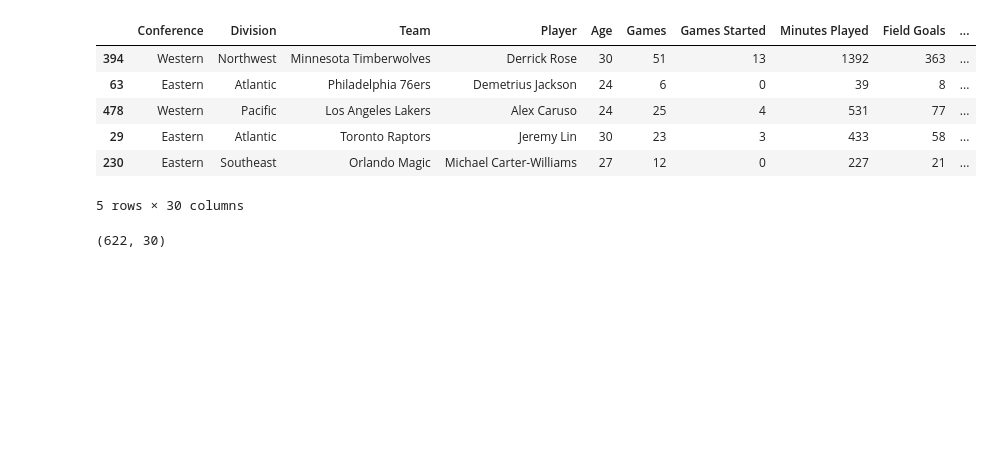
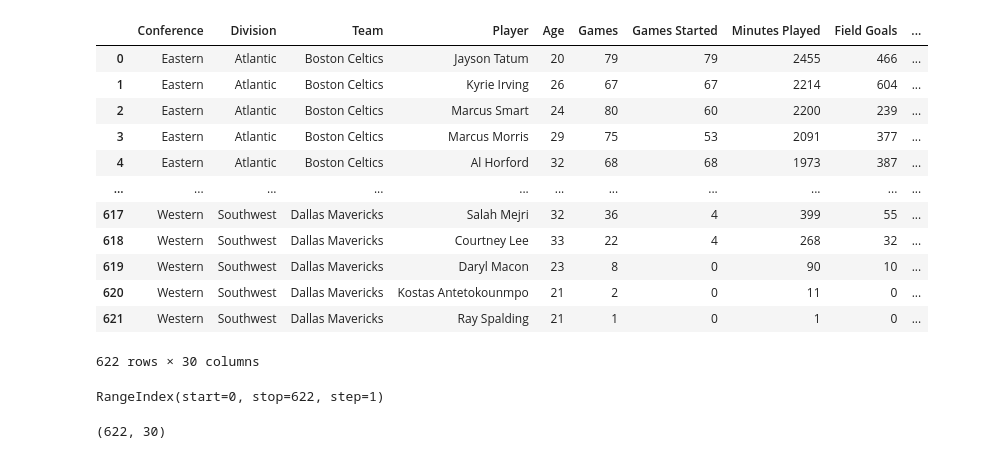
Before and after one commit to jpkeeton/2020Drills, a Jupyter notebook: PandasDrills.ipynb, the cells around one changed output. Saved outputs shown, nothing was run; the diff lists cells and outputs as text; code cells hidden in the pictures; blank space fills up the shorter version.

```diff
--- a/PandasDrills.ipynb
+++ b/PandasDrills.ipynb
@@ -1,19 +1,29 @@
 # %%
 import pandas as pd
 # Read data from file 'filename.csv'
 nbaStats = pd.read_csv("NBA 2018-19 Season.csv")
 # Preview the first 5 lines of the loaded data
 nbaStats.head(1000)
 # or we can get a sample of rows w this command
-nbaStats.sample(5)
+# nbaStats.sample(5)
 # %% [output]
 |  | Conference | Division | Team | Player | Age | Games | Games Started | Minutes Played | Field Goals | ... |
-| 394 | Western | Northwest | Minnesota Timberwolves | Derrick Rose | 30 | 51 | 13 | 1392 | 363 | ... |
-| 63 | Eastern | Atlantic | Philadelphia 76ers | Demetrius Jackson | 24 | 6 | 0 | 39 | 8 | ... |
-| 478 | Western | Pacific | Los Angeles Lakers | Alex Caruso | 24 | 25 | 4 | 531 | 77 | ... |
-| 29 | Eastern | Atlantic | Toronto Raptors | Jeremy Lin | 30 | 23 | 3 | 433 | 58 | ... |
-| 230 | Eastern | Southeast | Orlando Magic | Michael Carter-Williams | 27 | 12 | 0 | 227 | 21 | ... |
+| 0 | Eastern | Atlantic | Boston Celtics | Jayson Tatum | 20 | 79 | 79 | 2455 | 466 | ... |
+| 1 | Eastern | Atlantic | Boston Celtics | Kyrie Irving | 26 | 67 | 67 | 2214 | 604 | ... |
+| 2 | Eastern | Atlantic | Boston Celtics | Marcus Smart | 24 | 80 | 60 | 2200 | 239 | ... |
+| 3 | Eastern | Atlantic | Boston Celtics | Marcus Morris | 29 | 75 | 53 | 2091 | 377 | ... |
+| 4 | Eastern | Atlantic | Boston Celtics | Al Horford | 32 | 68 | 68 | 1973 | 387 | ... |
+| ... | ... | ... | ... | ... | ... | ... | ... | ... | ... | ... |
+| 617 | Western | Southwest | Dallas Mavericks | Salah Mejri | 32 | 36 | 4 | 399 | 55 | ... |
+| 618 | Western | Southwest | Dallas Mavericks | Courtney Lee | 33 | 22 | 4 | 268 | 32 | ... |
+| 619 | Western | Southwest | Dallas Mavericks | Daryl Macon | 23 | 8 | 0 | 90 | 10 | ... |
+| 620 | Western | Southwest | Dallas Mavericks | Kostas Antetokounmpo | 21 | 2 | 0 | 11 | 0 | ... |
+| 621 | Western | Southwest | Dallas Mavericks | Ray Spalding | 21 | 1 | 0 | 1 | 0 | ... |
-5 rows × 30 columns
+622 rows × 30 columns
+# %%
+nbaStats.index
+# %% [output]
+RangeIndex(start=0, stop=622, step=1)
 # %%
 # now let's get the shape
 nbaStats.shape
```
Also changed, not shown: parts of 16 cells of this notebook, 3 other files.
